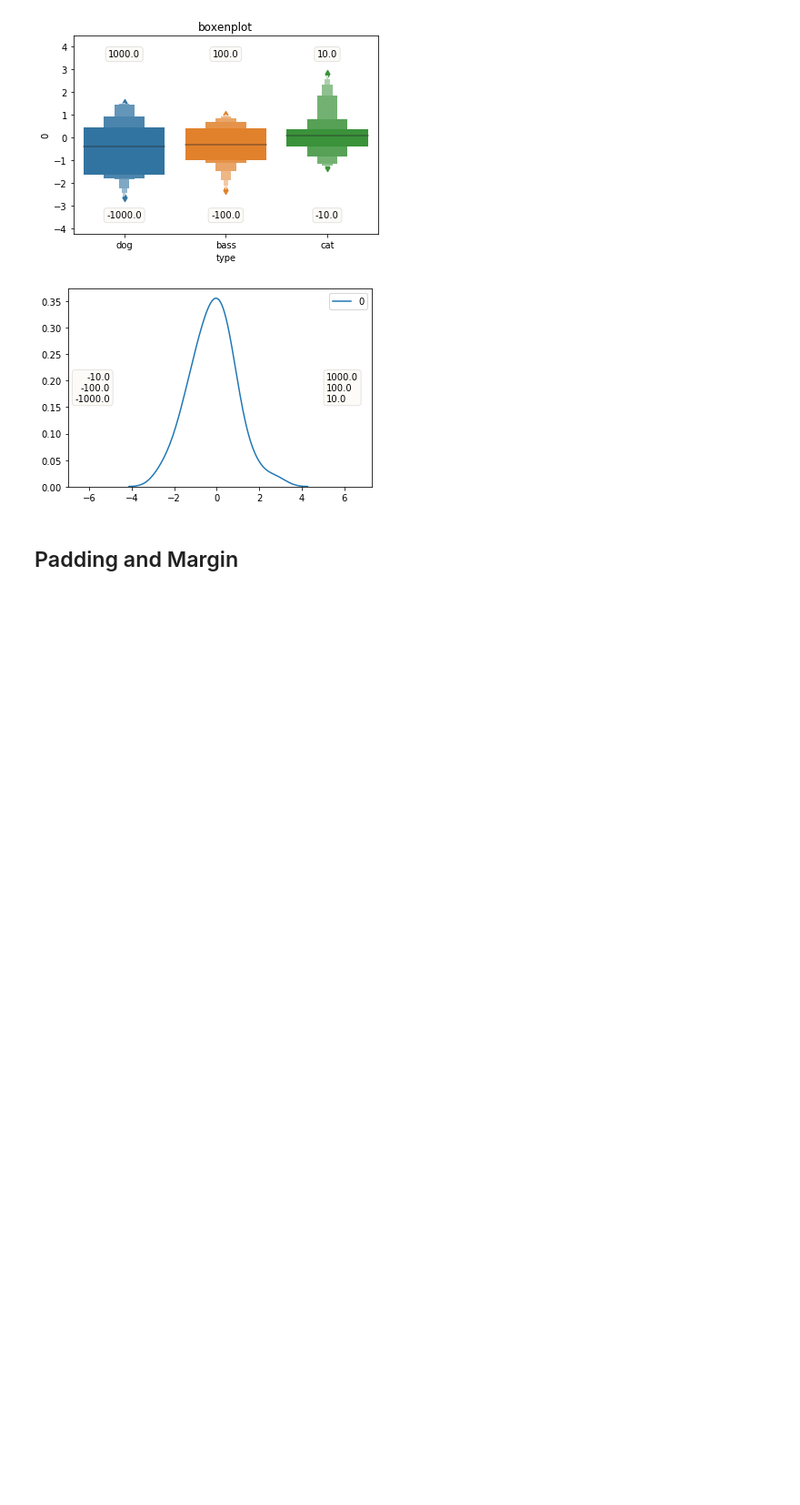
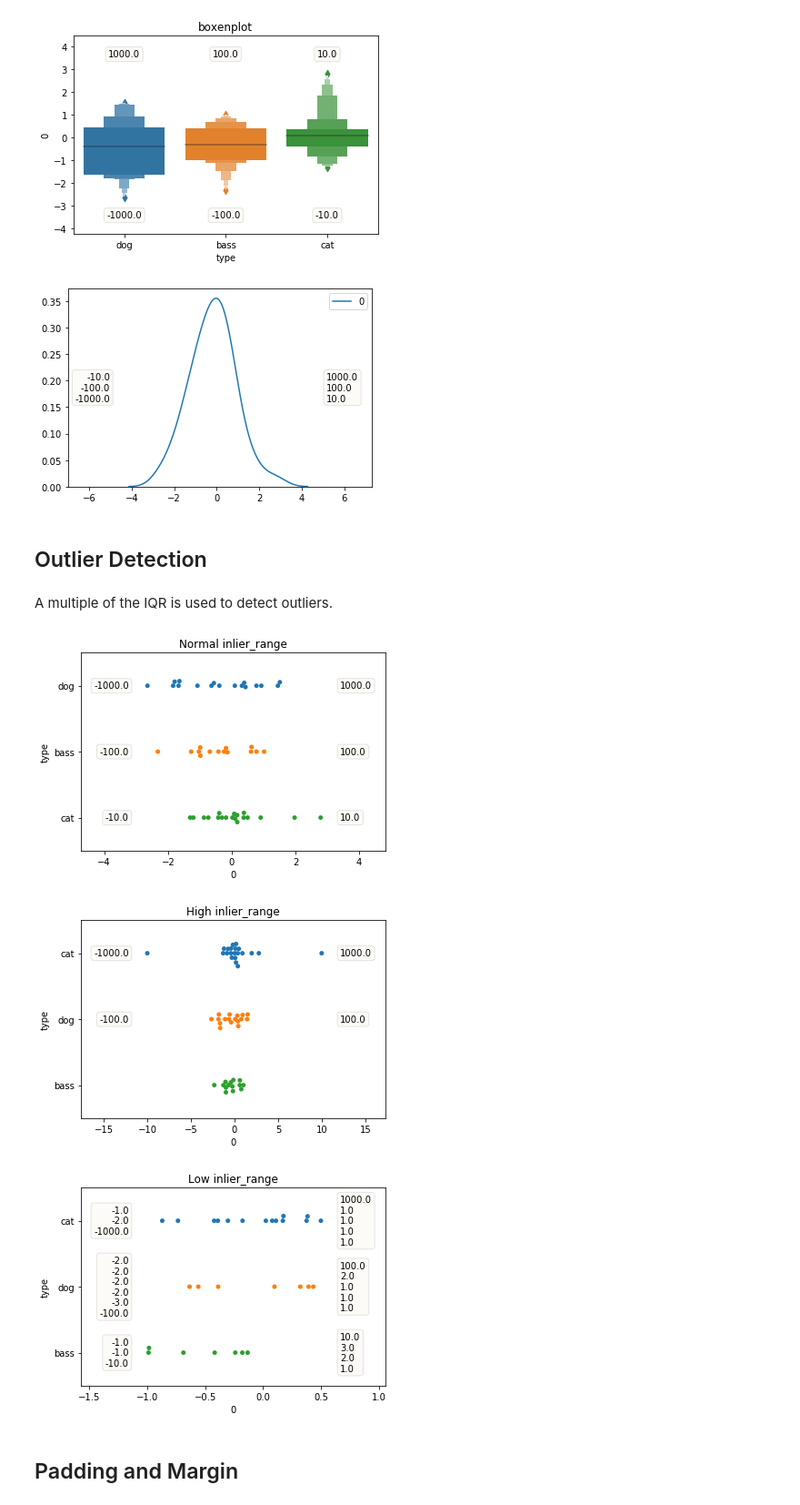
Before and after one commit to wendli01/outlier_plotting, a Jupyter notebook: outlier_plot.ipynb, the cells around one changed output. Shown: that part at 91% size. Cells and saved outputs as stored; diff of their text form; code cells hidden in the pictures; blank space fills up the shorter version.

```diff
--- a/outlier_plot.ipynb
+++ b/outlier_plot.ipynb
@@ -64,6 +64,25 @@ for plotter in (sns.pointplot, sns.barplot, sns.swarmplot, sns.stripplot, sns.vi
 handle_outliers(data=df[0], plotter=sns.kdeplot);
 # %% [output]
 [figure]
+# %% [markdown]
+## Outlier Detection
+# %% [markdown]
+A multiple of the IQR is used to detect outliers.
+# %%
+plt.title('Normal inlier_range')
+handle_outliers(data=df, y = 'type', x=0)
+plt.show()
+
+plt.title('High inlier_range')
+handle_outliers(data=df, y = 'type', x=0, inlier_range = 10)
+plt.show()
+
+plt.title('Low inlier_range')
+handle_outliers(data=df, y = 'type', x=0, inlier_range = 0);
+# %% [output]
+[figure, added]
+[figure, added]
+[figure, added]
 # %% [markdown]
 ## Padding and Margin
 # %% [markdown]
```
Also changed, not shown: parts of 2 cells of this notebook.
